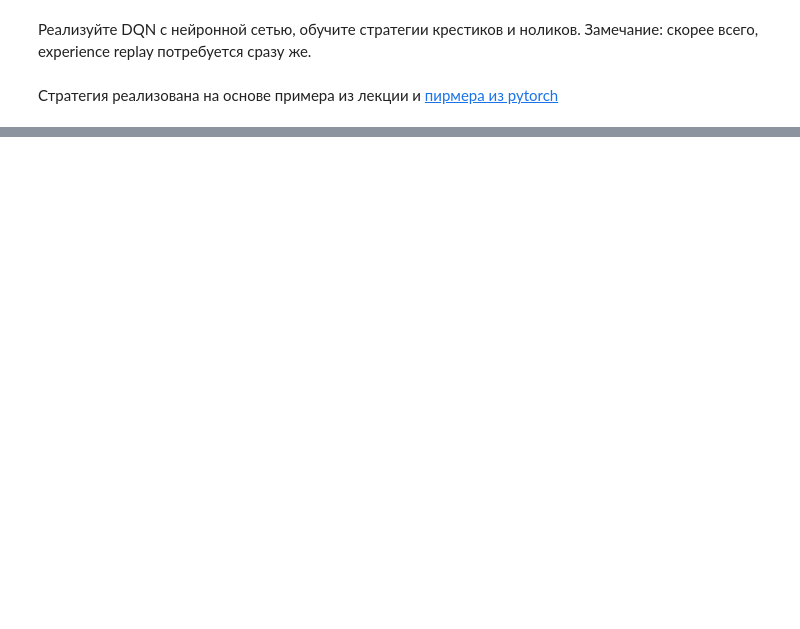
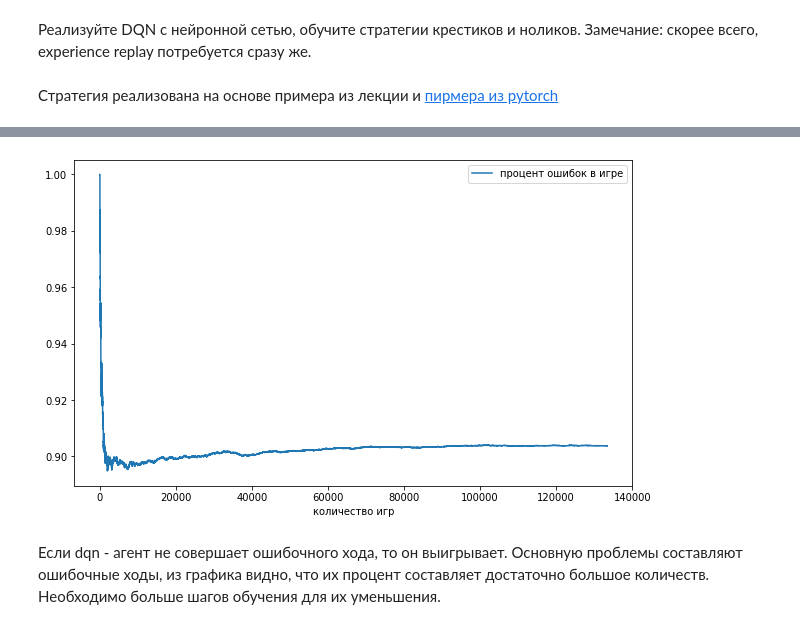
Before and after one commit to Vliseev/made_adl, a Jupyter notebook: hw_2/hw2_2.ipynb, the cells around one changed output, grey strips where cells are left out. Cells and saved outputs as stored; diff of their text form; code cells hidden in the pictures; blank space fills up the shorter version.

```diff
--- a/hw_2/hw2_2.ipynb
+++ b/hw_2/hw2_2.ipynb
@@ -34,0 +54,14 @@ plt.show()
+# %%
+invalid_perc = [float(inv)/float(tot) for inv, tot in zip(counter.invalid_list, counter.tot_list)]
+# %%
+plt.figure(figsize=(10,6))
+x, y = counter.tot_list,  invalid_perc
+ax1, = plt.plot(x,y, linestyle='-')
+
+plt.legend([ax1], ['процент ошибок в игре'])
+plt.xlabel('количество игр')
+plt.show()
+# %% [output]
+[figure, added]
+# %% [markdown]
+Если dqn - агент не совершает ошибочного хода, то он выигрывает. Основную проблемы составляют ошибочные ходы, из графика видно, что их процент составляет достаточно большое количеств. Необходимо больше шагов обучения для их уменьшения.
```
Also changed, not shown: parts of 3 cells of this notebook, 2 other files.
